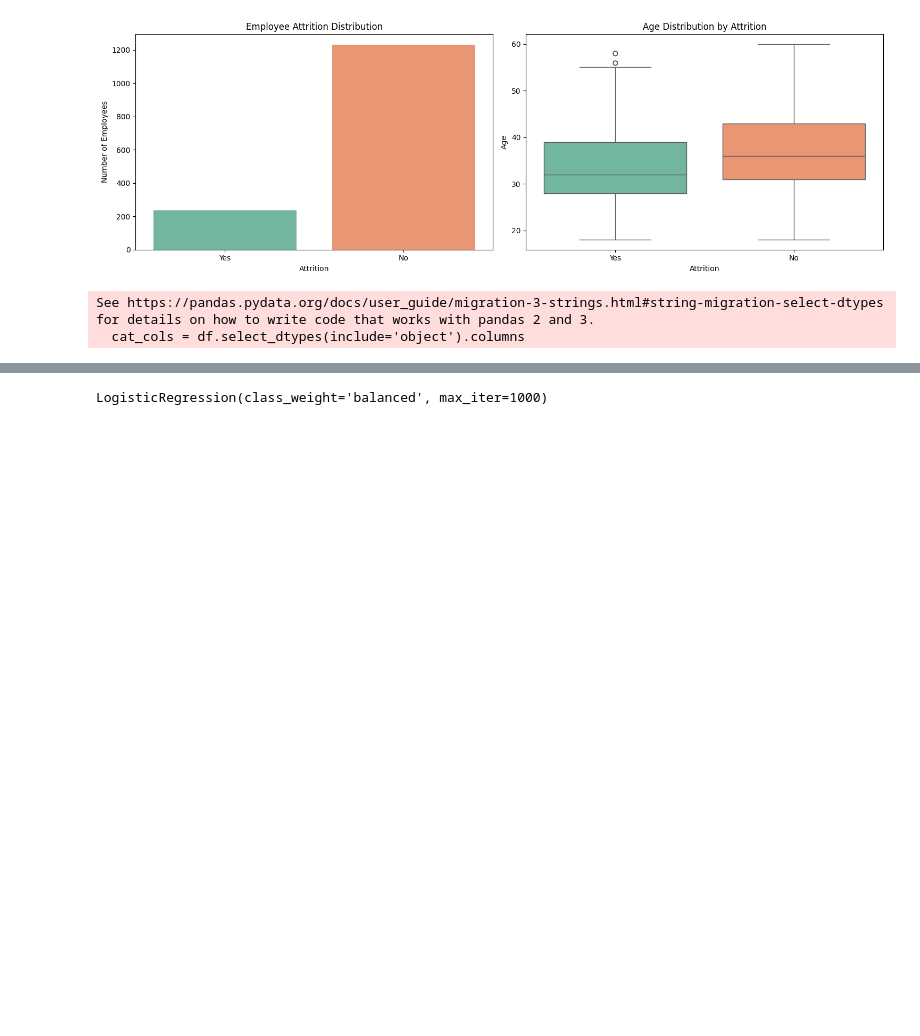
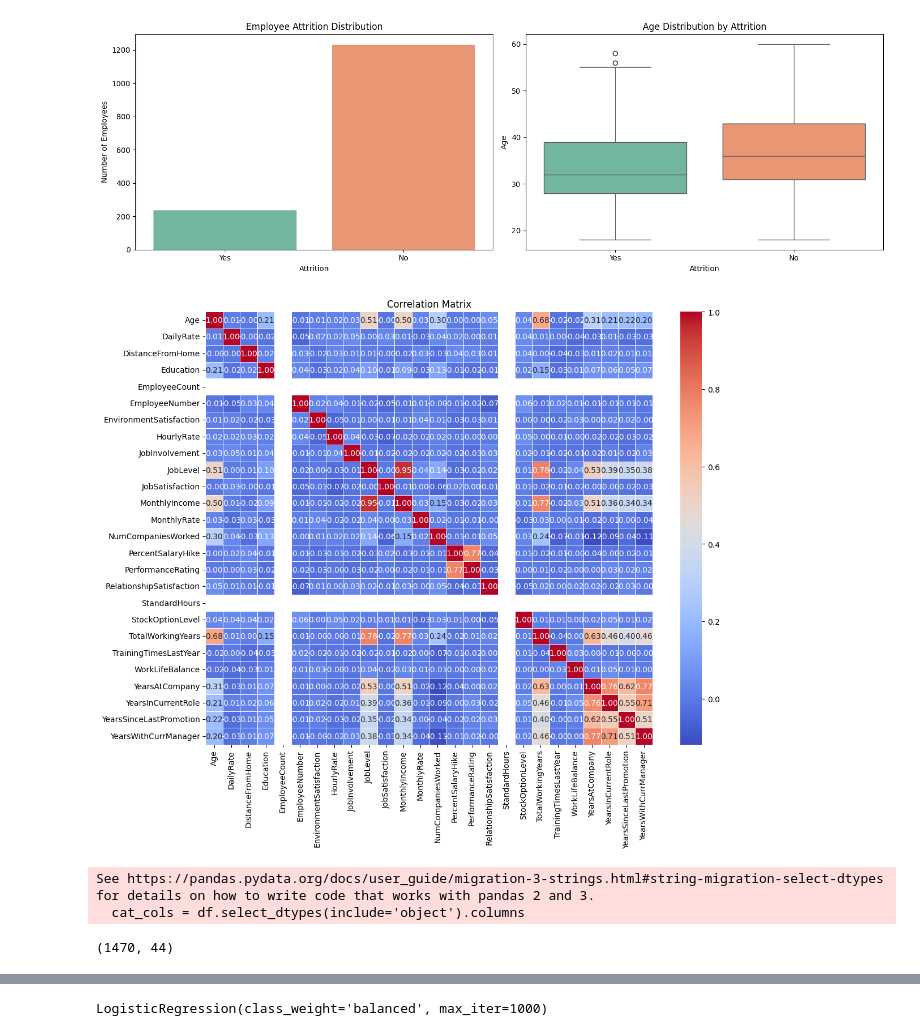
Before and after one commit to malik09-teach/batch-01, a Jupyter notebook: linear models/logestic reg.ipynb, the cells around one changed output, grey strips where cells are left out. Drawn from its saved outputs; the diff is of its cells as text; code cells hidden in the pictures; blank space fills up the shorter version.

```diff
--- a/linear models/logestic reg.ipynb
+++ b/linear models/logestic reg.ipynb
@@ -79,6 +83,16 @@ plt.tight_layout()
 plt.show()
 # %% [output]
 [figure]
+# %%
+cormat = df.corr(numeric_only=True)
+
+plt.figure(figsize=(12, 10))
+sns.heatmap(cormat, annot=True, linewidths=0.5, cmap='coolwarm', fmt='.2f')
+plt.title("Correlation Matrix")
+plt.tight_layout()
+plt.show()
+# %% [output]
+[figure, added]
 # %%
 # --- Step 4: Preprocess ---
 # Convert target variable to binary
@@ -104,3 +118,7 @@ X_test_scaled = scaler.transform(X_test)
 # %% [output]
 See https://pandas.pydata.org/docs/user_guide/migration-3-strings.html#string-migration-select-dtypes for details on how to write code that works with pandas 2 and 3.
   cat_cols = df.select_dtypes(include='object').columns
+# %%
+X.shape
+# %% [output]
+(1470, 44)
```
Also changed, not shown: parts of 4 cells of this notebook, 1 other file.
